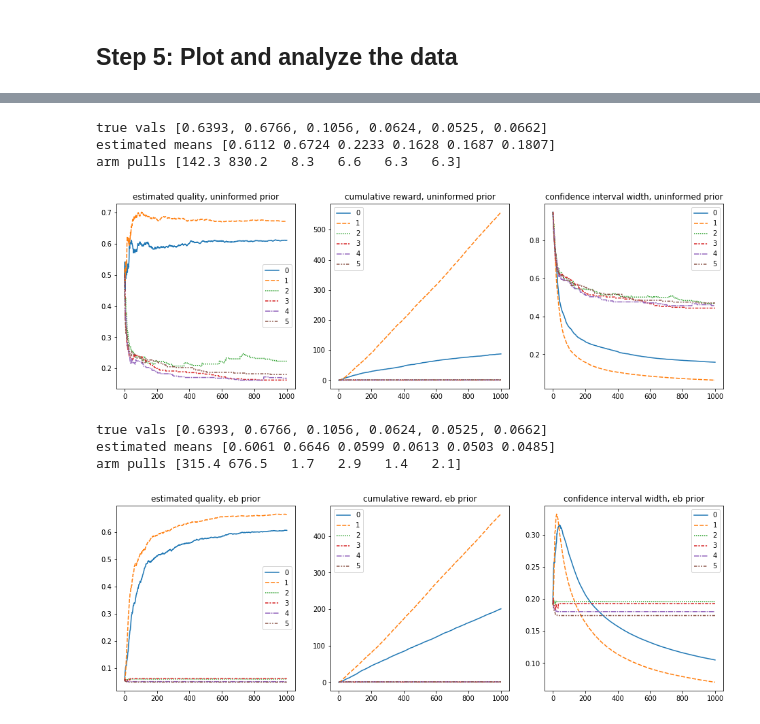
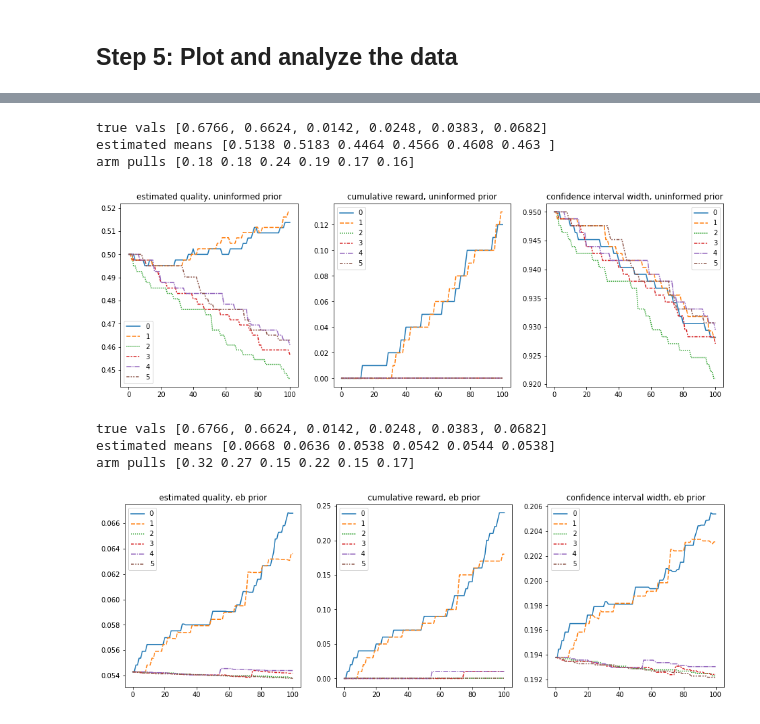
Before and after one commit to LEFTA98/ratings_with_eb, a Jupyter notebook: mab_experiments.ipynb, the cells around one changed output, grey strips where cells are left out. Saved outputs shown, nothing was run; the diff lists cells and outputs as text; code cells hidden in the pictures.

```diff
--- a/mab_experiments.ipynb
+++ b/mab_experiments.ipynb
@@ -160,5 +185,5 @@ num_sims = 10
 # %%
-uninformed_prior_data, uninformed_rewards_data, uninformed_plays = run_multiarmed_bandit(kuairec_chosen,
+uninformed_prior_data, uninformed_rewards_data, uninformed_plays_data = run_multiarmed_bandit(kuairec_chosen,
                                                                        sampled_videos,
                                                                        uninformed_priors,
                                                                        ts_action,
@@ -190,7 +223,22 @@ eb_greedy_prior_data, eb_greedy_rewards_data, eb_greedy_plays = run_multiarmed_b
+# %%
+uninformed_prior_data_agg = uninformed_prior_data[:,:,indices_of_interest,:].sum(axis=0)/num_sims
+eb_prior_data_agg = eb_prior_data[:,:,indices_of_interest,:].sum(axis=0)/num_sims
+uninformed_greedy_prior_data_agg = uninformed_greedy_prior_data[:,:,indices_of_interest,:].sum(axis=0)/num_sims
+eb_greedy_prior_data_agg = eb_greedy_prior_data[:,:,indices_of_interest,:].sum(axis=0)/num_sims
+
+uninformed_rewards = uninformed_rewards_data[:,:,indices_of_interest].mean(axis=0)
+eb_rewards = eb_rewards_data[:,:,indices_of_interest].mean(axis=0)
+uninformed_greedy_rewards = uninformed_greedy_rewards_data[:,:,indices_of_interest].mean(axis=0)
+eb_greedy_rewards = eb_greedy_rewards_data[:,:,indices_of_interest].mean(axis=0)
+
+uninformed_plays = uninformed_plays_data[:,indices_of_interest].mean(axis=0)
+eb_plays = eb_plays_data[:,indices_of_interest].mean(axis=0)
+uninformed_greedy_plays = uninformed_greedy_plays_data[:,indices_of_interest].mean(axis=0)
+eb_greedy_plays = eb_greedy_plays_data[:,indices_of_interest].mean(axis=0)
 # %%
 # calculate means
 
-uninformed_means = uninformed_prior_data[:,:,0]/(uninformed_prior_data[:,:,0]+uninformed_prior_data[:,:,1])
-eb_means = eb_prior_data[:,:,0]/(eb_prior_data[:,:,0] + eb_prior_data[:,:,1])
-uninformed_greedy_means = uninformed_greedy_prior_data[:,:,0]/(uninformed_greedy_prior_data[:,:,0] + uninformed_greedy_prior_data[:,:,1])
-eb_greedy_means = eb_greedy_prior_data[:,:,0]/(eb_greedy_prior_data[:,:,0] + eb_greedy_prior_data[:,:,1])
+uninformed_means = uninformed_prior_data_agg[:,:,0]/(uninformed_prior_data_agg[:,:,0]+uninformed_prior_data_agg[:,:,1])
+eb_means = eb_prior_data_agg[:,:,0]/(eb_prior_data_agg[:,:,0] + eb_prior_data_agg[:,:,1])
+uninformed_greedy_means = uninformed_greedy_prior_data_agg[:,:,0]/(uninformed_greedy_prior_data_agg[:,:,0] + uninformed_greedy_prior_data_agg[:,:,1])
+eb_greedy_means = eb_greedy_prior_data_agg[:,:,0]/(eb_greedy_prior_data_agg[:,:,0] + eb_greedy_prior_data_agg[:,:,1])
@@ -209,0 +245,14 @@ eb_greedy_conf_width = eb_greedy_conf_width[1] - eb_greedy_conf_width[0]
+# %%
+# calculate confidence intervals
+uninf_conf_width = beta.interval(0.95, uninformed_prior_data[:,:,indices_of_interest,0], uninformed_prior_data[:,:,indices_of_interest,1])
+uninf_conf_width = uninf_conf_width[1] - uninf_conf_width[0]
+uninf_conf_width = uninf_conf_width.mean(axis=0)
+eb_conf_width = beta.interval(0.95, eb_prior_data[:,:,indices_of_interest,0], eb_prior_data[:,:,indices_of_interest,1])
+eb_conf_width = eb_conf_width[1] - eb_conf_width[0]
+eb_conf_width = eb_conf_width.mean(axis=0)
+uninf_greedy_conf_width = beta.interval(0.95, uninformed_greedy_prior_data[:,:,indices_of_interest,0], uninformed_greedy_prior_data[:,:,indices_of_interest,1])
+uninf_greedy_conf_width = uninf_greedy_conf_width[1] - uninf_greedy_conf_width[0]
+uninf_greedy_conf_width = uninf_greedy_conf_width.mean(axis=0)
+eb_greedy_conf_width = beta.interval(0.95, eb_greedy_prior_data[:,:,indices_of_interest,0], eb_greedy_prior_data[:,:,indices_of_interest,1])
+eb_greedy_conf_width = eb_greedy_conf_width[1] - eb_greedy_conf_width[0]
+eb_greedy_conf_width = eb_greedy_conf_width.mean(axis=0)
@@ -210,28 +270,28 @@ eb_greedy_conf_width = eb_greedy_conf_width[1] - eb_greedy_conf_width[0]
 # %%
 f, axes = plt.subplots(1, 3)
 f.set_size_inches(16, 5)
 sns.lineplot(uninformed_means, ax=axes[0]).set_title('estimated quality, uninformed prior')
-sns.lineplot(uninformed_rewards_data, ax=axes[1]).set_title('cumulative reward, uninformed prior')
+sns.lineplot(uninformed_rewards, ax=axes[1]).set_title('cumulative reward, uninformed prior')
 sns.lineplot(uninf_conf_width, ax=axes[2]).set_title('confidence interval width, uninformed prior')
-print('true vals', list(video_df[sampled_videos].values.round(4)))
+print('true vals', list(video_df[videos_of_interest].values.round(4)))
 print('estimated means', uninformed_means[-1,:].round(4))
 print('arm pulls', uninformed_plays)
 # %% [output]
-true vals [0.6393, 0.6766, 0.1056, 0.0624, 0.0525, 0.0662]
-estimated means [0.6112 0.6724 0.2233 0.1628 0.1687 0.1807]
-arm pulls [142.3 830.2   8.3   6.6   6.3   6.3]
+true vals [0.6766, 0.6624, 0.0142, 0.0248, 0.0383, 0.0682]
+estimated means [0.5138 0.5183 0.4464 0.4566 0.4608 0.463 ]
+arm pulls [0.18 0.18 0.24 0.19 0.17 0.16]
-[figure, old version]
+[figure, new version]
 # %%
 f, axes = plt.subplots(1, 3)
 f.set_size_inches(16, 5)
 sns.lineplot(eb_means, ax=axes[0]).set_title('estimated quality, eb prior')
-sns.lineplot(eb_rewards_data, ax=axes[1]).set_title('cumulative reward, eb prior')
+sns.lineplot(eb_rewards, ax=axes[1]).set_title('cumulative reward, eb prior')
 sns.lineplot(eb_conf_width, ax=axes[2]).set_title('confidence interval width, eb prior')
-print('true vals', list(video_df[sampled_videos].values.round(4)))
+print('true vals', list(video_df[videos_of_interest].values.round(4)))
 print('estimated means', eb_means[-1,:].round(4))
 print('arm pulls', eb_plays)
 # %% [output]
-true vals [0.6393, 0.6766, 0.1056, 0.0624, 0.0525, 0.0662]
-estimated means [0.6061 0.6646 0.0599 0.0613 0.0503 0.0485]
-arm pulls [315.4 676.5   1.7   2.9   1.4   2.1]
+true vals [0.6766, 0.6624, 0.0142, 0.0248, 0.0383, 0.0682]
+estimated means [0.0668 0.0636 0.0538 0.0542 0.0544 0.0538]
+arm pulls [0.32 0.27 0.15 0.22 0.15 0.17]
-[figure, old version]
+[figure, new version]
```
Also changed, not shown: parts of 21 cells of this notebook.
